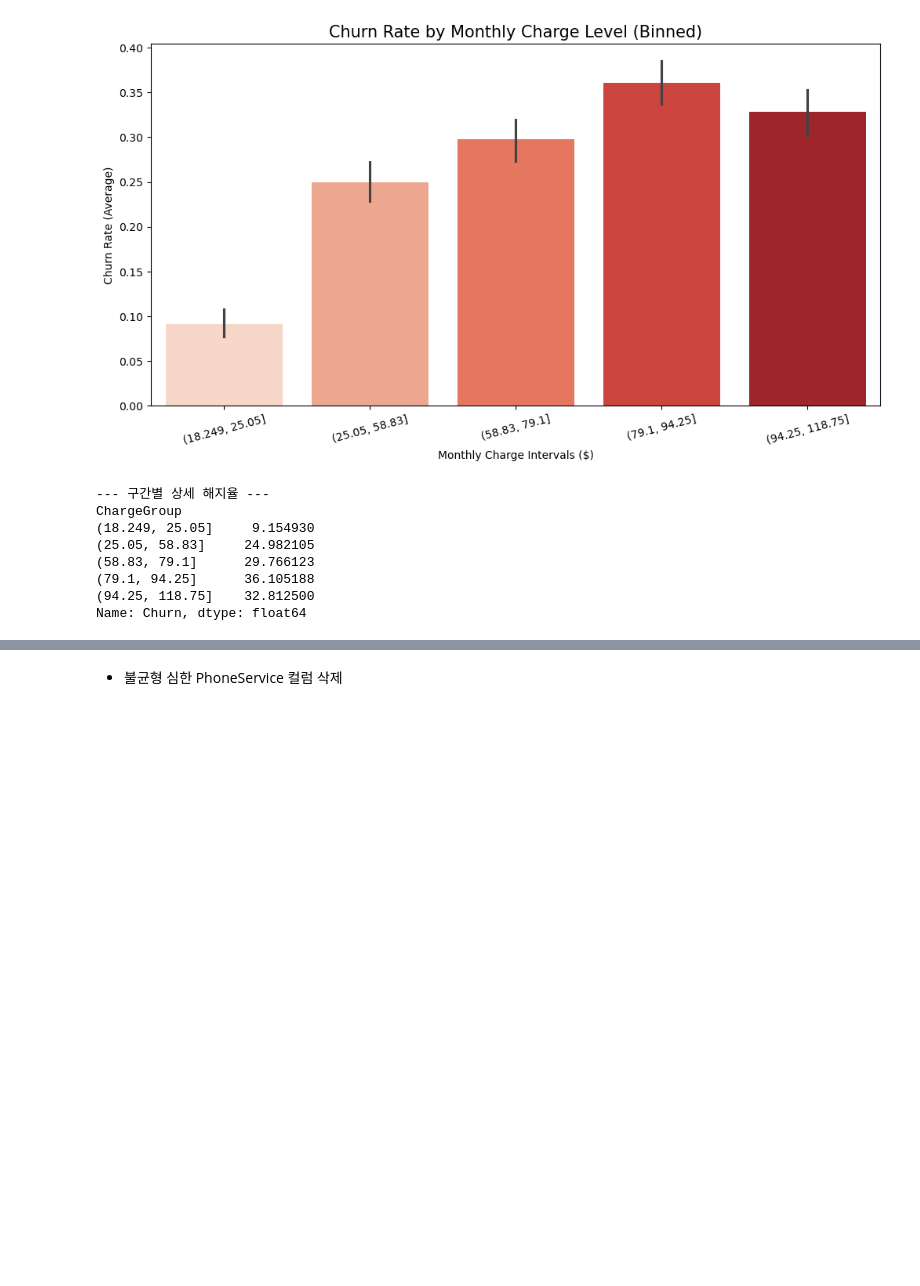
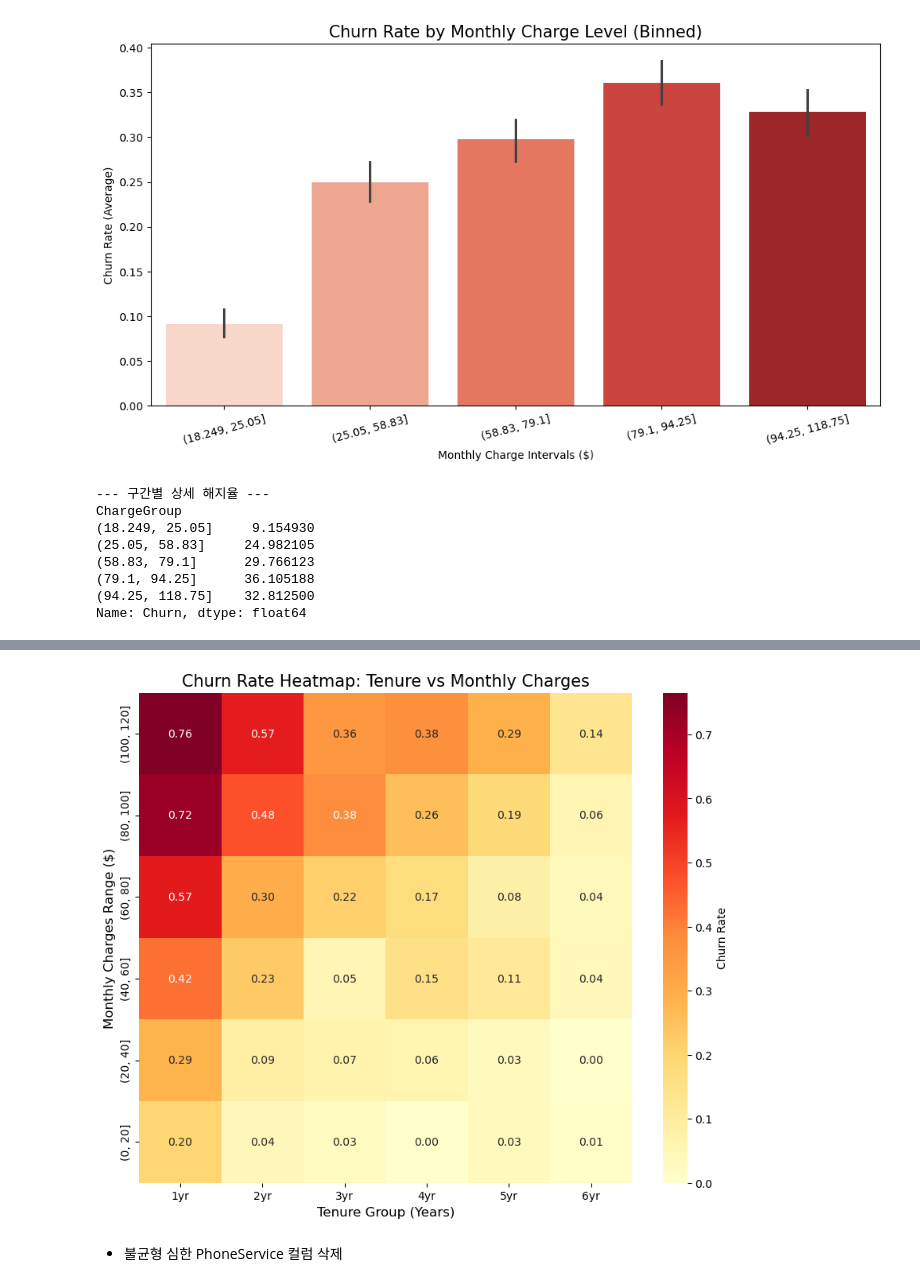
Before and after one commit to jjuuu999/hipython, a Jupyter notebook: 45_파이썬데이터분석_실습_통신사고객이탈_배포.ipynb, the cells around one changed output, grey strips where cells are left out. Saved outputs shown, nothing was run; the diff lists cells and outputs as text; code cells hidden in the pictures; blank space fills up the shorter version.

```diff
--- a/45_파이썬데이터분석_실습_통신사고객이탈_배포.ipynb
+++ b/45_파이썬데이터분석_실습_통신사고객이탈_배포.ipynb
@@ -1101,3 +1137,35 @@ Name: Churn, dtype: float64
+# %%
+# 1. 가입 기간과 월 요금을 구간화(Binning)
+# 가입 기간은 12개월(1년) 단위, 요금은 20달러 단위로 나눕니다.
+df_new['tenure_group'] = pd.cut(df_new['tenure'],
+                                bins=range(0, 80, 12),
+                                labels=['1yr', '2yr', '3yr', '4yr', '5yr', '6yr'])
+
+df_new['charge_group'] = pd.cut(df_new['MonthlyCharges'],
+                                bins=range(0, 140, 20))
+
+# 2. 피벗 테이블 생성 (각 구간별 Churn의 평균 = 이탈률 계산)
+# 행(index)은 요금, 열(columns)은 가입 기간으로 설정합니다.
+pivot_df = df_new.pivot_table(index='charge_group',
+                              columns='tenure_group',
+                              values='Churn',
+                              aggfunc='mean')
+
+# 3. 히트맵 시각화
+plt.figure(figsize=(10, 8))
+# annot=True: 칸 안에 수치 표시, fmt='.2f': 소수점 둘째 자리까지
+sns.heatmap(pivot_df, annot=True, fmt='.2f', cmap='YlOrRd', cbar_kws={'label': 'Churn Rate'})
+
+plt.title('Churn Rate Heatmap: Tenure vs Monthly Charges', fontsize=15)
+plt.xlabel('Tenure Group (Years)', fontsize=12)
+plt.ylabel('Monthly Charges Range ($)', fontsize=12)
+
+# 고액 요금이 위쪽으로 오도록 y축 순서 조정
+plt.gca().invert_yaxis()
+
+plt.show()
+# %% [output]
+[figure, added]
 # %% [markdown]
 - 불균형 심한 PhoneService 컬럼 삭제
 # %%
```
Also changed, not shown: parts of 2 cells of this notebook.
